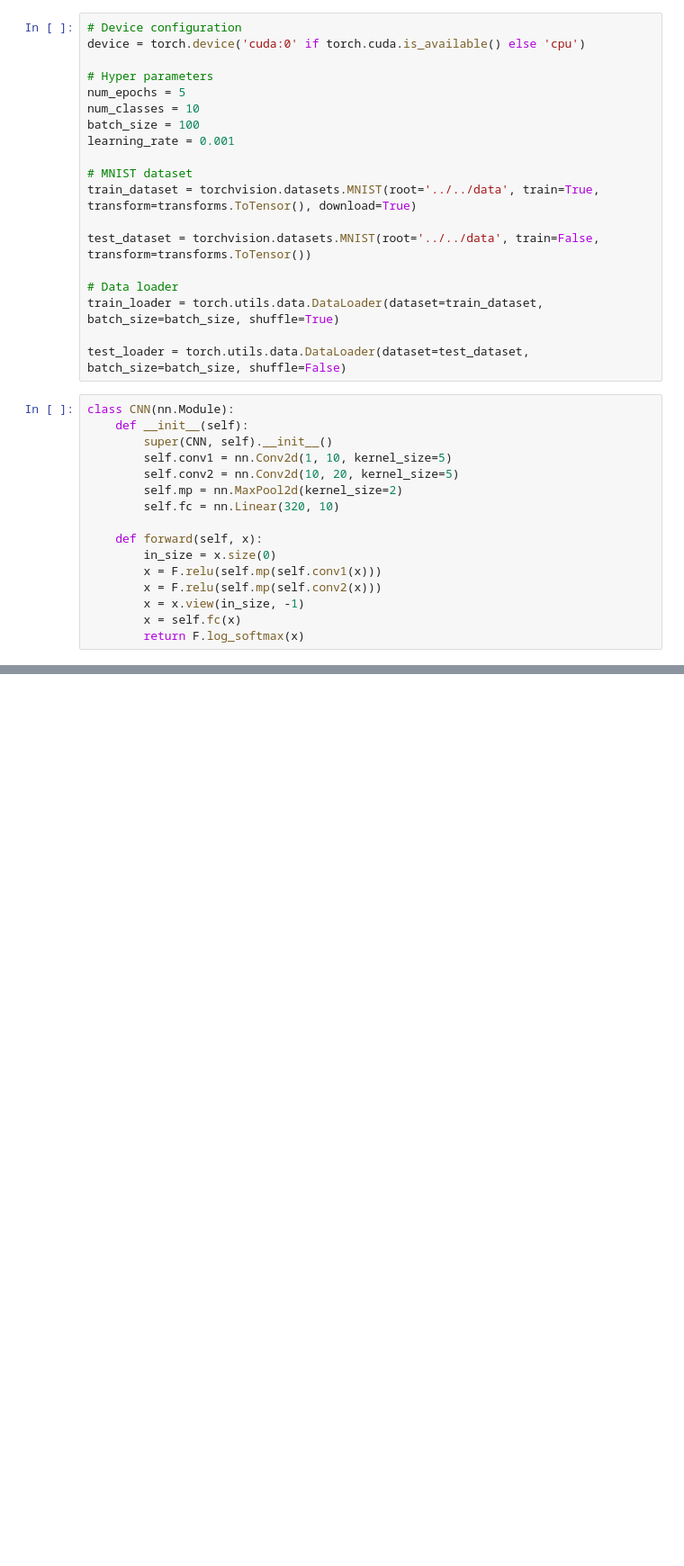
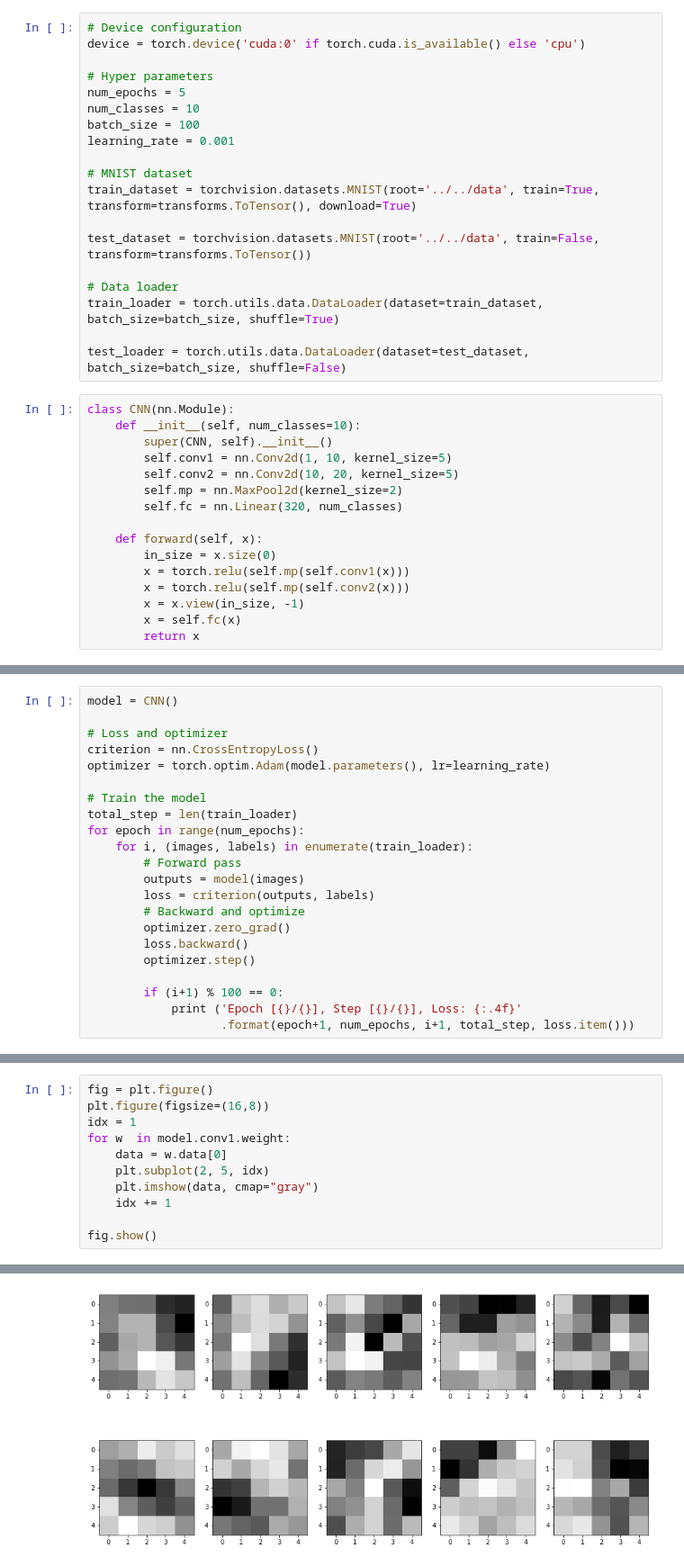
Before and after one commit to rashed091/NeuralNetwork, a Jupyter notebook: experiments/Ex03/Ex01 - Convolutional Neural Network.ipynb, the cells around one changed output, grey strips where cells are left out. Shown at 90% size. Cells and saved outputs as stored; diff of their text form; blank space fills up the shorter version.

```diff
--- a/experiments/Ex03/Ex01 - Convolutional Neural Network.ipynb
+++ b/experiments/Ex03/Ex01 - Convolutional Neural Network.ipynb
@@ -31,17 +31,17 @@ train_loader = torch.utils.data.DataLoader(dataset=train_dataset, batch_size=bat
 test_loader = torch.utils.data.DataLoader(dataset=test_dataset, batch_size=batch_size, shuffle=False)
 # %%
 class CNN(nn.Module):
-    def __init__(self):
+    def __init__(self, num_classes=10):
         super(CNN, self).__init__()
         self.conv1 = nn.Conv2d(1, 10, kernel_size=5)
         self.conv2 = nn.Conv2d(10, 20, kernel_size=5)
         self.mp = nn.MaxPool2d(kernel_size=2)
-        self.fc = nn.Linear(320, 10)
+        self.fc = nn.Linear(320, num_classes)
 
     def forward(self, x):
         in_size = x.size(0)
-        x = F.relu(self.mp(self.conv1(x)))
-        x = F.relu(self.mp(self.conv2(x)))
+        x = torch.relu(self.mp(self.conv1(x)))
+        x = torch.relu(self.mp(self.conv2(x)))
         x = x.view(in_size, -1)
         x = self.fc(x)
-        return F.log_softmax(x)
+        return x
@@ -51,0 +74,22 @@ device(type='cpu')
+# %%
+model = CNN()
+
+# Loss and optimizer
+criterion = nn.CrossEntropyLoss()
+optimizer = torch.optim.Adam(model.parameters(), lr=learning_rate)
+
+# Train the model
+total_step = len(train_loader)
+for epoch in range(num_epochs):
+    for i, (images, labels) in enumerate(train_loader):
+        # Forward pass
+        outputs = model(images)
+        loss = criterion(outputs, labels)
+        # Backward and optimize
+        optimizer.zero_grad()
+        loss.backward()
+        optimizer.step()
+
+        if (i+1) % 100 == 0:
+            print ('Epoch [{}/{}], Step [{}/{}], Loss: {:.4f}'
+                   .format(epoch+1, num_epochs, i+1, total_step, loss.item()))
@@ -51,0 +179,12 @@ device(type='cpu')
+# %%
+fig = plt.figure()
+plt.figure(figsize=(16,8))
+idx = 1
+for w  in model.conv1.weight:
+    data = w.data[0]
+    plt.subplot(2, 5, idx)
+    plt.imshow(data, cmap="gray")
+    idx += 1
+
+fig.show()
+# %% [output]
@@ -51,0 +192 @@ device(type='cpu')
+[figure, added]
```
Also changed, not shown: parts of 12 cells of this notebook, 1 other file.
